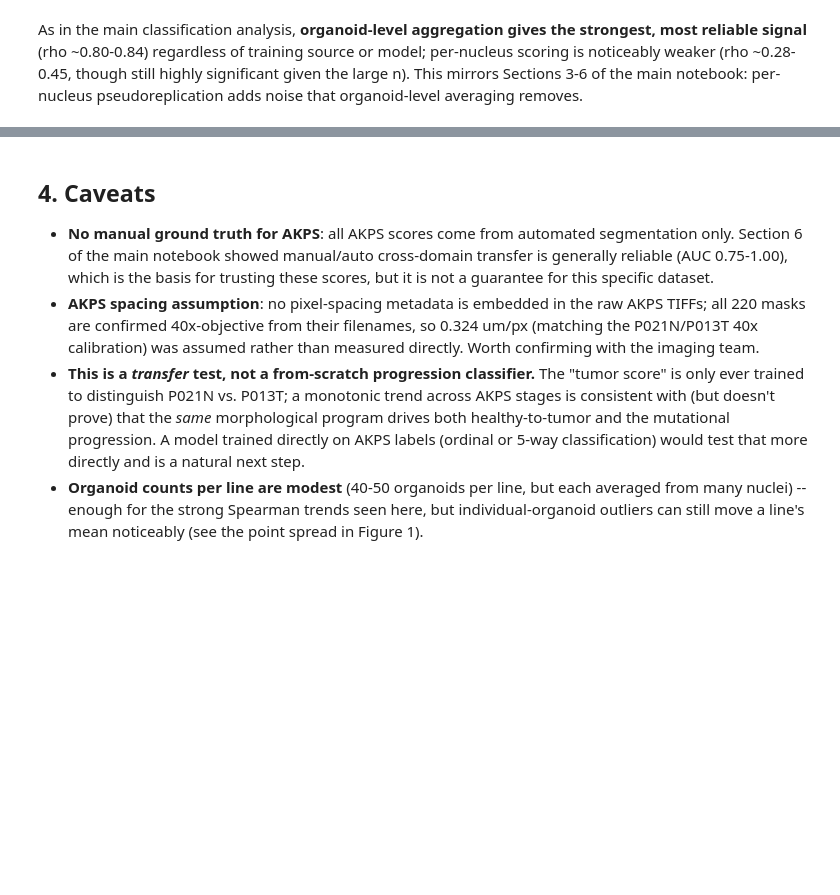
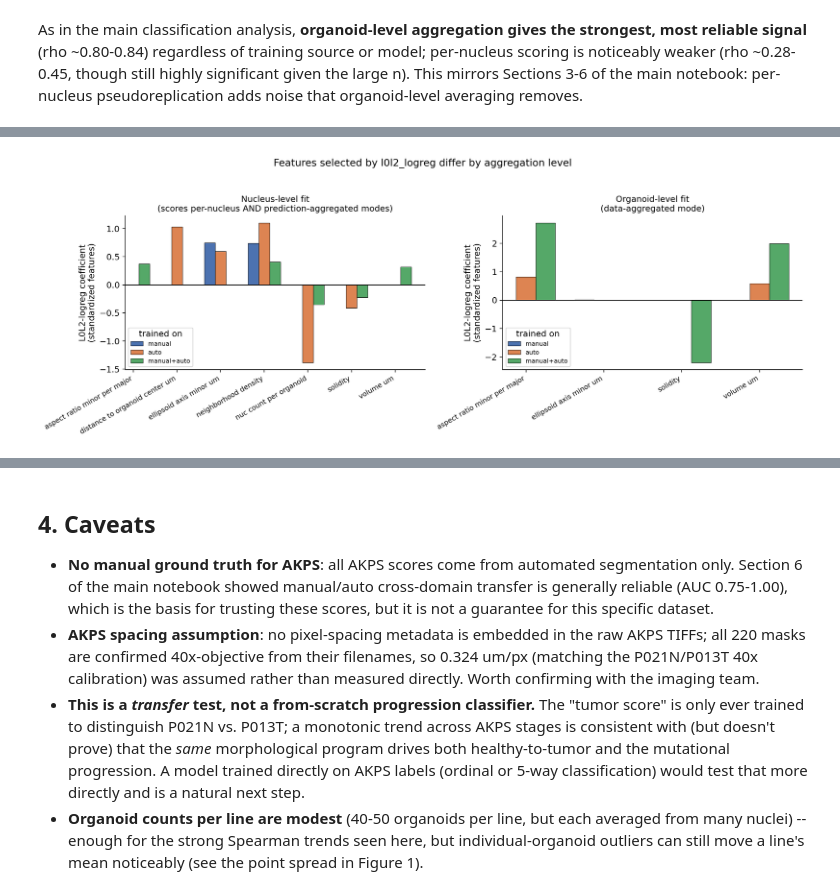
Before and after one commit to mario-koddenbrock/organoid_segmentation, a Jupyter notebook: notebooks/akps_progression.ipynb, the cells around one changed output, grey strips where cells are left out. Drawn from its saved outputs; the diff is of its cells as text; code cells hidden in the pictures; blank space fills up the shorter version.

```diff
--- a/notebooks/akps_progression.ipynb
+++ b/notebooks/akps_progression.ipynb
@@ -228,0 +241,4 @@ literature.
+# %%
+display(Image(filename=str(RESULTS_DIR / 'akps_transfer_selected_features_all_levels_plot.png')))
+# %% [output]
+[figure, added]
```
Also changed, not shown: parts of 7 cells of this notebook.
